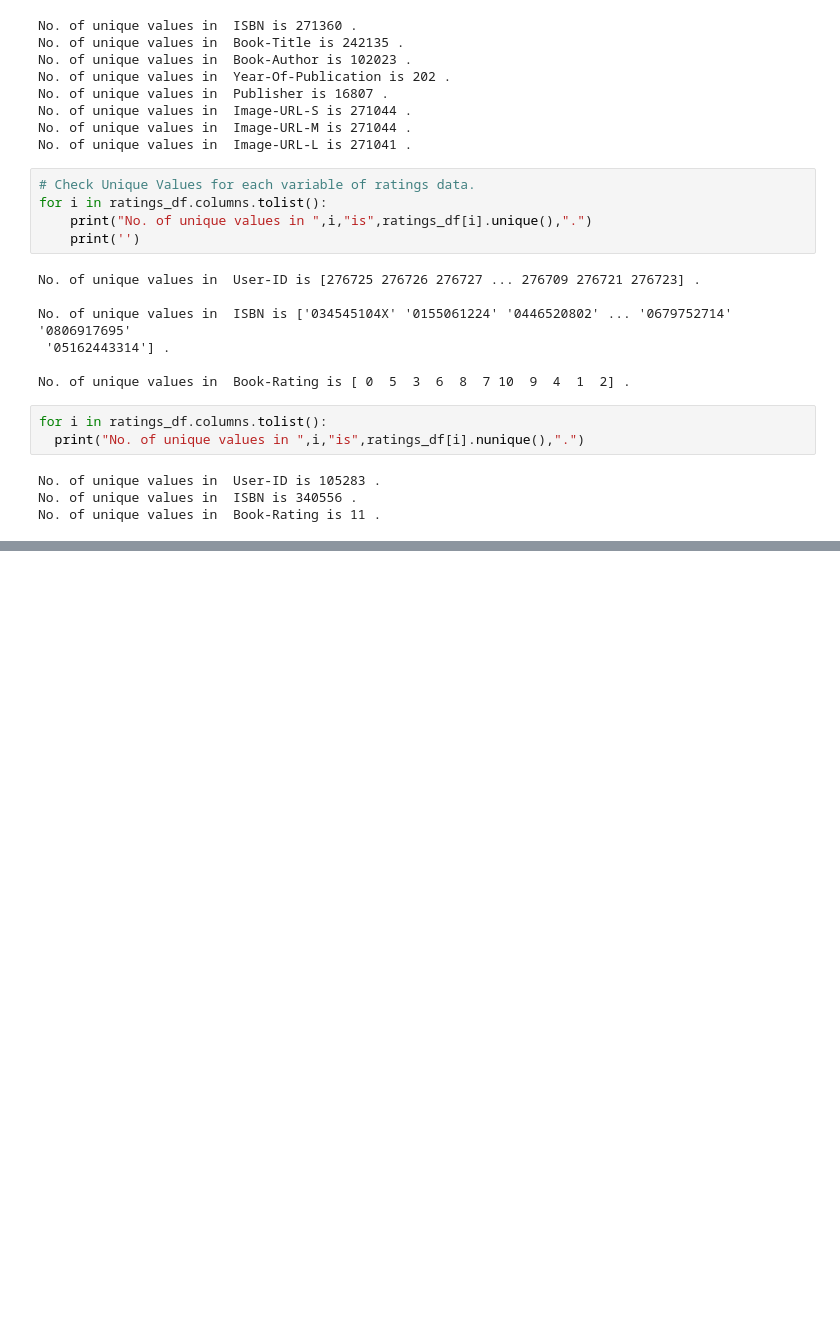
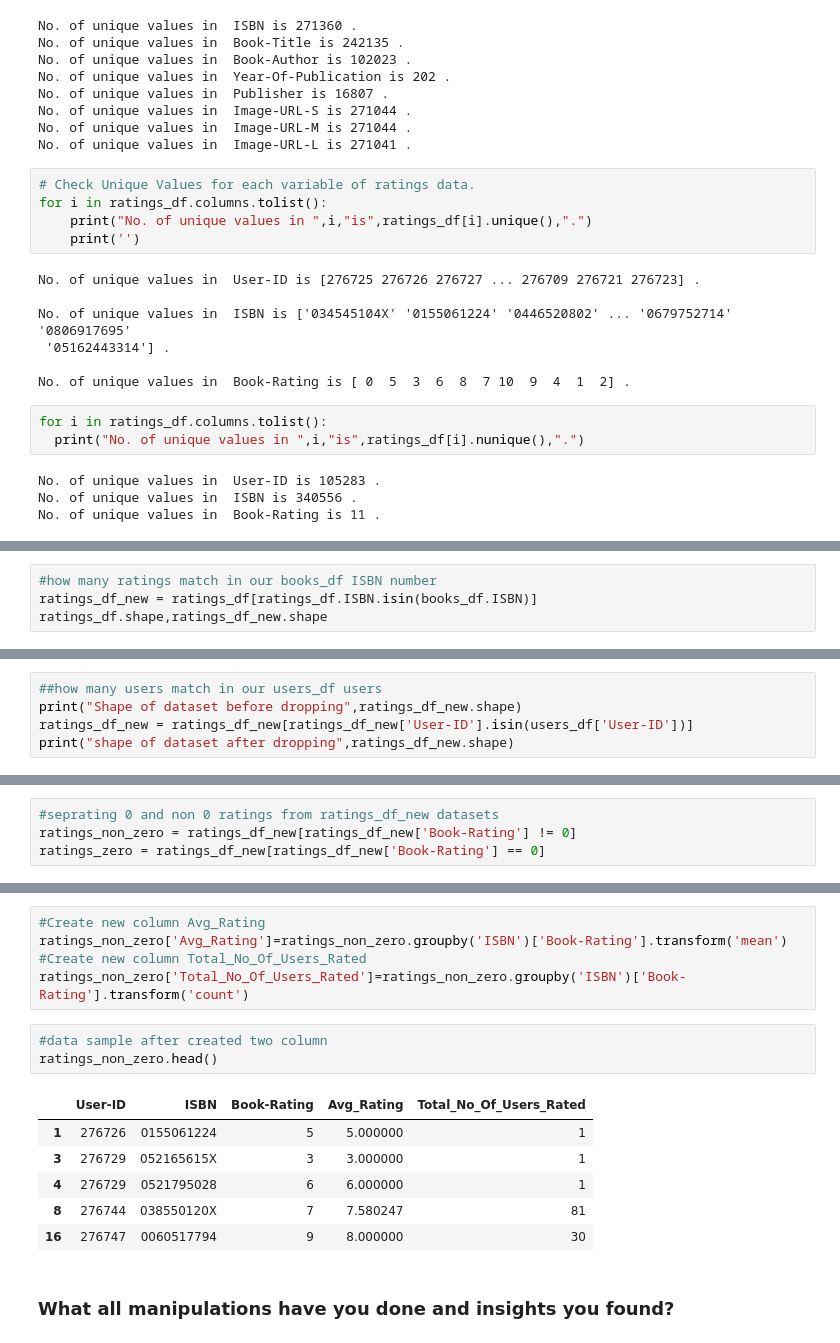
Before and after one commit to rins3005/Book_Recommendation_System, a Jupyter notebook: Rina_Patel_Book_Recommendation_System.ipynb, the cells around one changed output, grey strips where cells are left out. Cells and saved outputs as stored; diff of their text form; blank space fills up the shorter version.

```diff
--- a/Rina_Patel_Book_Recommendation_System.ipynb
+++ b/Rina_Patel_Book_Recommendation_System.ipynb
@@ -481,0 +607,4 @@ No. of unique values in  Book-Rating is 11 .
+# %%
+#how many ratings match in our books_df ISBN number
+ratings_df_new = ratings_df[ratings_df.ISBN.isin(books_df.ISBN)]
+ratings_df.shape,ratings_df_new.shape
@@ -481,0 +617,5 @@ No. of unique values in  Book-Rating is 11 .
+# %%
+##how many users match in our users_df users
+print("Shape of dataset before dropping",ratings_df_new.shape)
+ratings_df_new = ratings_df_new[ratings_df_new['User-ID'].isin(users_df['User-ID'])]
+print("shape of dataset after dropping",ratings_df_new.shape)
@@ -481,0 +627,4 @@ No. of unique values in  Book-Rating is 11 .
+# %%
+#seprating 0 and non 0 ratings from ratings_df_new datasets
+ratings_non_zero = ratings_df_new[ratings_df_new['Book-Rating'] != 0]
+ratings_zero = ratings_df_new[ratings_df_new['Book-Rating'] == 0]
@@ -481,0 +675,17 @@ No. of unique values in  Book-Rating is 11 .
+# %%
+#Create new column Avg_Rating
+ratings_non_zero['Avg_Rating']=ratings_non_zero.groupby('ISBN')['Book-Rating'].transform('mean')
+#Create new column Total_No_Of_Users_Rated
+ratings_non_zero['Total_No_Of_Users_Rated']=ratings_non_zero.groupby('ISBN')['Book-Rating'].transform('count')
+# %%
+#data sample after created two column
+ratings_non_zero.head()
+# %% [output]
+|  | User-ID | ISBN | Book-Rating | Avg_Rating | Total_No_Of_Users_Rated |
+| 1 | 276726 | 0155061224 | 5 | 5.000000 | 1 |
+| 3 | 276729 | 052165615X | 3 | 3.000000 | 1 |
+| 4 | 276729 | 0521795028 | 6 | 6.000000 | 1 |
+| 8 | 276744 | 038550120X | 7 | 7.580247 | 81 |
+| 16 | 276747 | 0060517794 | 9 | 8.000000 | 30 |
+# %% [markdown]
+### What all manipulations have you done and insights you found?
```
Also changed, not shown: parts of 30 cells of this notebook.
